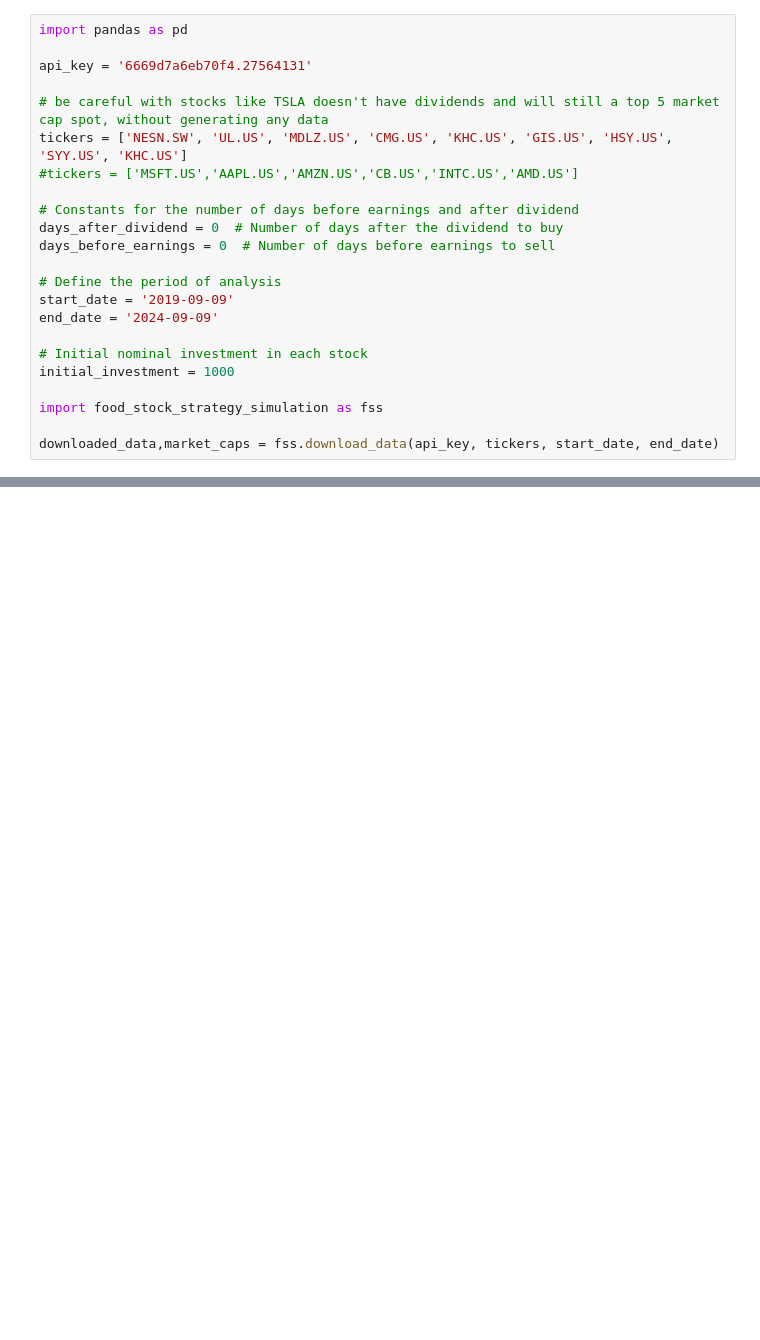
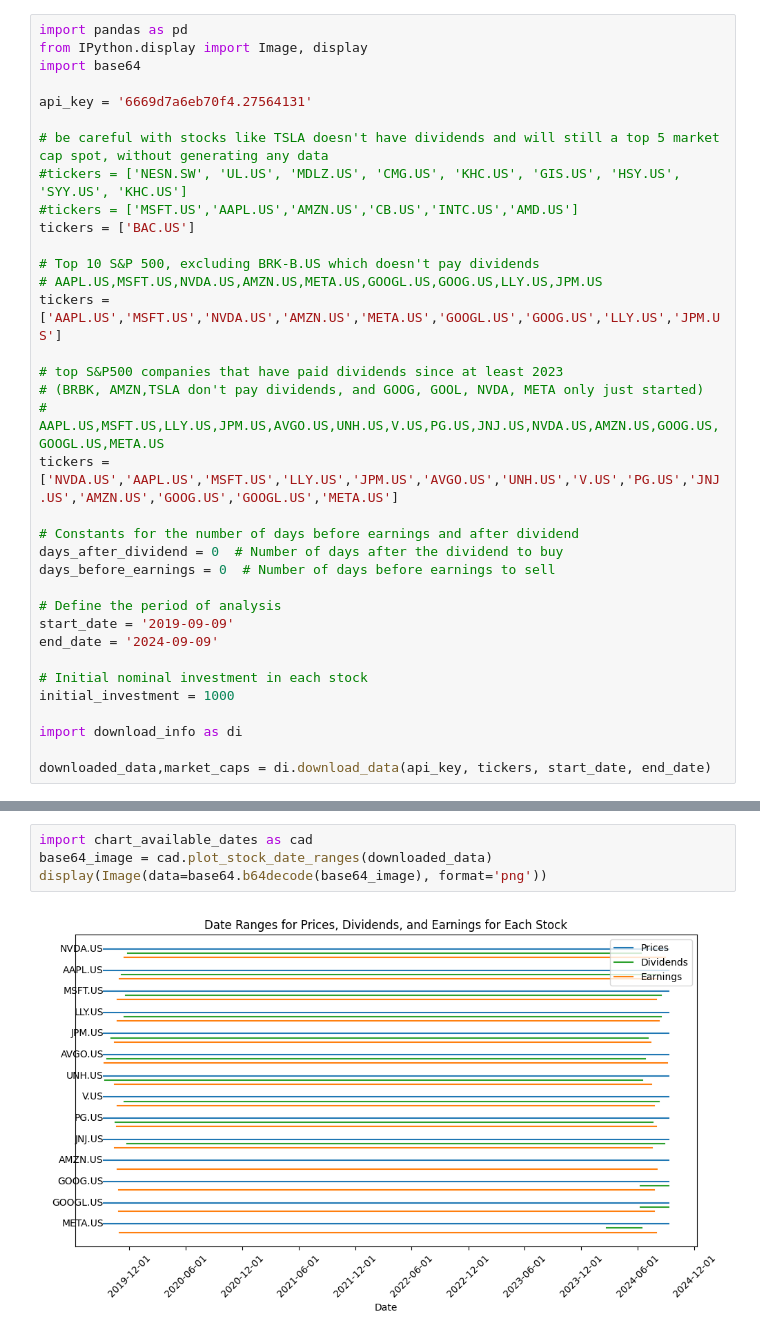
Before and after one commit to TimMonks/Food-stock-strategy-simulation, a Jupyter notebook: Food stock strategy simulation.ipynb, the cells around one changed output, grey strips where cells are left out. Cells and saved outputs as stored; diff of their text form; blank space fills up the shorter version.

Commit message:
added plots to the web version and restructured, bugfies (see tood.md)

```diff
--- a/Food stock strategy simulation.ipynb
+++ b/Food stock strategy simulation.ipynb
@@ -1,11 +1,23 @@
 # %%
 import pandas as pd
+from IPython.display import Image, display
+import base64
 
 api_key = '6669d7a6eb70f4.27564131'
 
 # be careful with stocks like TSLA doesn't have dividends and will still a top 5 market cap spot, without generating any data
-tickers = ['NESN.SW', 'UL.US', 'MDLZ.US', 'CMG.US', 'KHC.US', 'GIS.US', 'HSY.US', 'SYY.US', 'KHC.US']
+#tickers = ['NESN.SW', 'UL.US', 'MDLZ.US', 'CMG.US', 'KHC.US', 'GIS.US', 'HSY.US', 'SYY.US', 'KHC.US']
 #tickers = ['MSFT.US','AAPL.US','AMZN.US','CB.US','INTC.US','AMD.US']
+tickers = ['BAC.US']
+
+# Top 10 S&P 500, excluding BRK-B.US which doesn't pay dividends
+# AAPL.US,MSFT.US,NVDA.US,AMZN.US,META.US,GOOGL.US,GOOG.US,LLY.US,JPM.US
+tickers = ['AAPL.US','MSFT.US','NVDA.US','AMZN.US','META.US','GOOGL.US','GOOG.US','LLY.US','JPM.US']
+
+# top S&P500 companies that have paid dividends since at least 2023
+# (BRBK, AMZN,TSLA don't pay dividends, and GOOG, GOOL, NVDA, META only just started)
+# AAPL.US,MSFT.US,LLY.US,JPM.US,AVGO.US,UNH.US,V.US,PG.US,JNJ.US,NVDA.US,AMZN.US,GOOG.US,GOOGL.US,META.US
+tickers = ['NVDA.US','AAPL.US','MSFT.US','LLY.US','JPM.US','AVGO.US','UNH.US','V.US','PG.US','JNJ.US','AMZN.US','GOOG.US','GOOGL.US','META.US']
 
 # Constants for the number of days before earnings and after dividend
 days_after_dividend = 0  # Number of days after the dividend to buy
@@ -18,7 +30,7 @@ end_date = '2024-09-09'
 # Initial nominal investment in each stock
 initial_investment = 1000
 
-import food_stock_strategy_simulation as fss
+import download_info as di
 
-downloaded_data,market_caps = fss.download_data(api_key, tickers, start_date, end_date)
+downloaded_data,market_caps = di.download_data(api_key, tickers, start_date, end_date)
 # %% [output]
@@ -40,3 +52,9 @@ date
 
 Data retrieval completed!
+# %%
+import chart_available_dates as cad
+base64_image = cad.plot_stock_date_ranges(downloaded_data)
+display(Image(data=base64.b64decode(base64_image), format='png'))
+# %% [output]
+[figure, added]
 # %%
```
Also changed, not shown: parts of 7 cells of this notebook, 8 other files.
